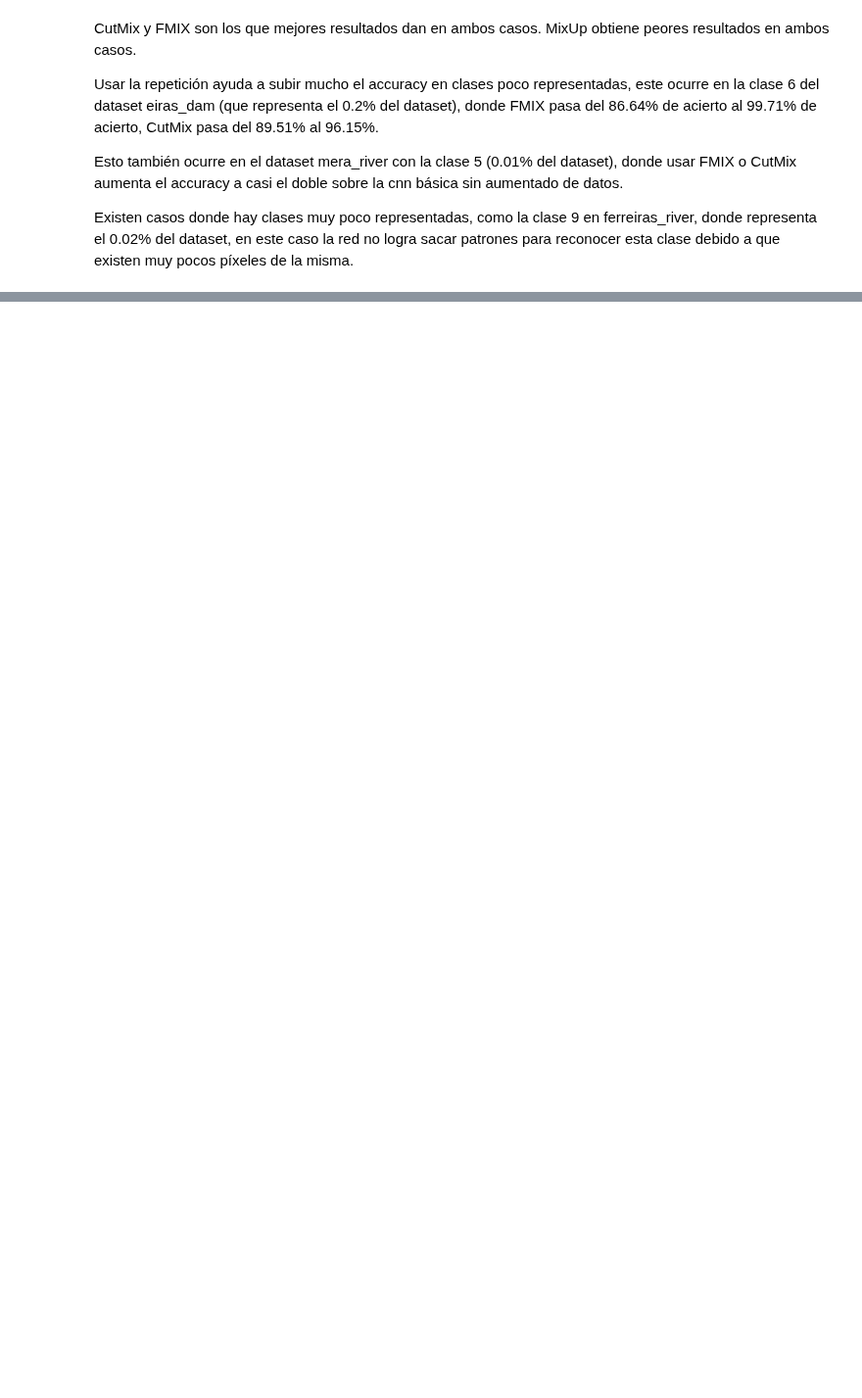
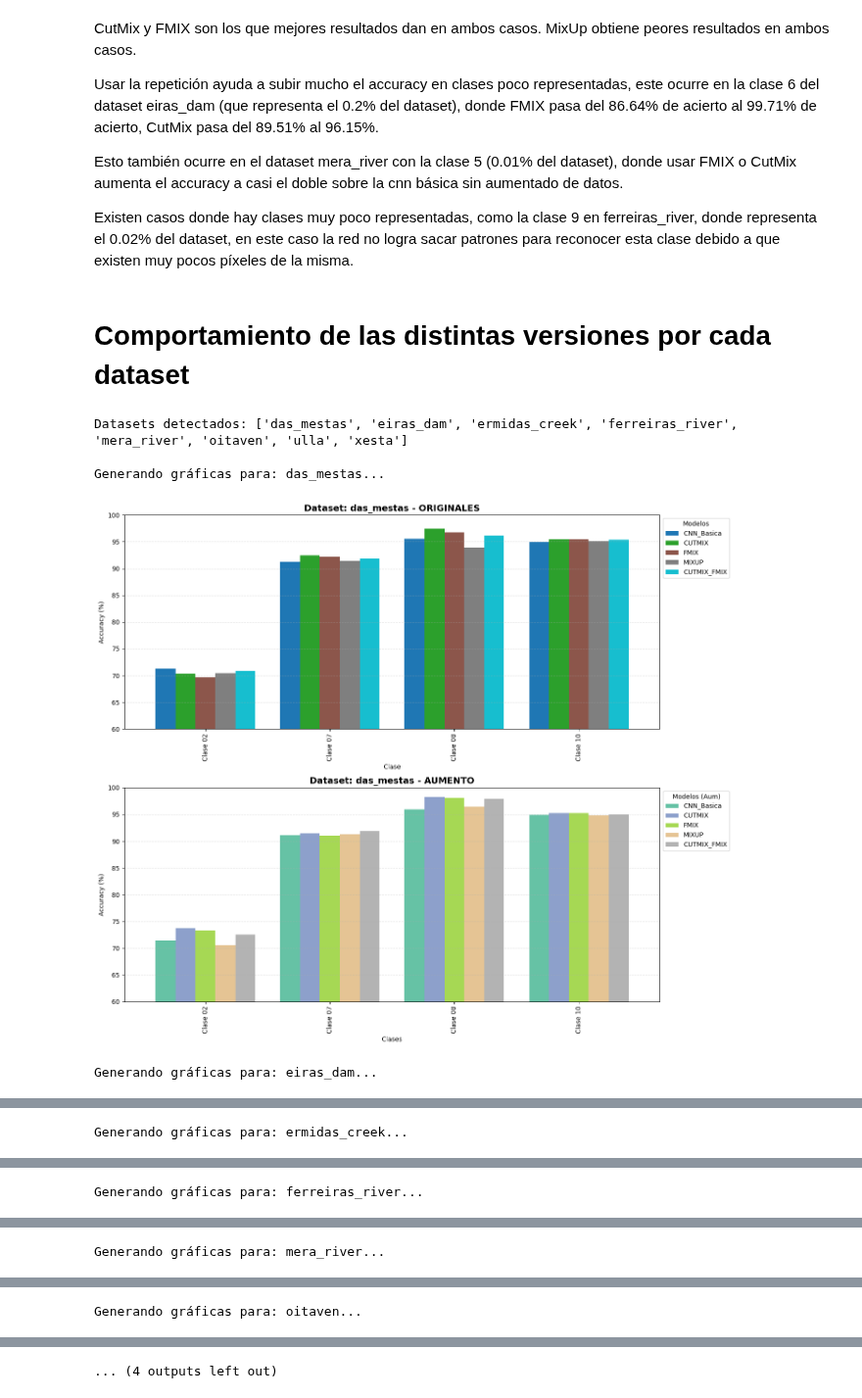
Before and after one commit to DBR5823/TFG_DanielBerdullasRey, a Jupyter notebook: creacionTablas.ipynb, the cells around one changed output, grey strips where cells are left out. Shown at 98% size. Drawn from its saved outputs; the diff is of its cells as text; code cells hidden in the pictures; blank space fills up the shorter version.

Commit message:
Pruebas tras cambio en entrenamiento finalizadas

```diff
--- a/creacionTablas.ipynb
+++ b/creacionTablas.ipynb
@@ -639,3 +612,5 @@ Usar la repetición ayuda a subir mucho el accuracy en clases poco representadas
 Esto también ocurre en el dataset mera_river con la clase 5 (0.01% del dataset), donde usar FMIX o CutMix aumenta el accuracy a casi el doble sobre la cnn básica sin aumentado de datos.
 
 Existen casos donde hay clases muy poco representadas, como la clase 9 en ferreiras_river, donde representa el 0.02% del dataset, en este caso la red no logra sacar patrones para reconocer esta clase debido a que existen muy pocos píxeles de la misma.
+# %% [markdown]
+# Comportamiento de las distintas versiones por cada dataset
@@ -641,0 +689,30 @@ Existen casos donde hay clases muy poco representadas, como la clase 9 en ferrei
+# %%
+# 1. Obtener la lista de todos los datasets disponibles en tus logs
+def obtener_lista_datasets():
+    # Usamos cualquier archivo de la carpeta original para extraer los nombres
+    archivos = glob.glob(os.path.join("resultadosPruebas", "*.log"))
+    if not archivos:
+        return []
+
+    # Procesamos el primero que encontremos para sacar los nombres de los indices
+    _, _, df_clases = procesar_log_detallado(archivos[0])
+    if df_clases is not None:
+        return df_clases.index.tolist()
+    return []
+
+# 2. Ejecutar la gráfica para cada dataset encontrado
+datasets_disponibles = obtener_lista_datasets()
+
+if not datasets_disponibles:
+    print("No se detectaron datasets en los archivos de log.")
+else:
+    print(f"Datasets detectados: {datasets_disponibles}")
+    for ds in datasets_disponibles:
+        print(f"\nGenerando gráficas para: {ds}...")
+        graficar_clases_separado_limpio(ds)
+# %% [output]
+Datasets detectados: ['das_mestas', 'eiras_dam', 'ermidas_creek', 'ferreiras_river', 'mera_river', 'oitaven', 'ulla', 'xesta']
+
+Generando gráficas para: das_mestas...
+[figure, added]
+Generando gráficas para: eiras_dam...
@@ -641,0 +720 @@ Existen casos donde hay clases muy poco representadas, como la clase 9 en ferrei
+Generando gráficas para: ermidas_creek...
@@ -641,0 +722 @@ Existen casos donde hay clases muy poco representadas, como la clase 9 en ferrei
+Generando gráficas para: ferreiras_river...
@@ -641,0 +724 @@ Existen casos donde hay clases muy poco representadas, como la clase 9 en ferrei
+Generando gráficas para: mera_river...
@@ -641,0 +726 @@ Existen casos donde hay clases muy poco representadas, como la clase 9 en ferrei
+Generando gráficas para: oitaven...
@@ -641,0 +728 @@ Existen casos donde hay clases muy poco representadas, como la clase 9 en ferrei
+... (4 outputs left out)
```
Also changed, not shown: parts of 11 cells of this notebook, 14 other files.
